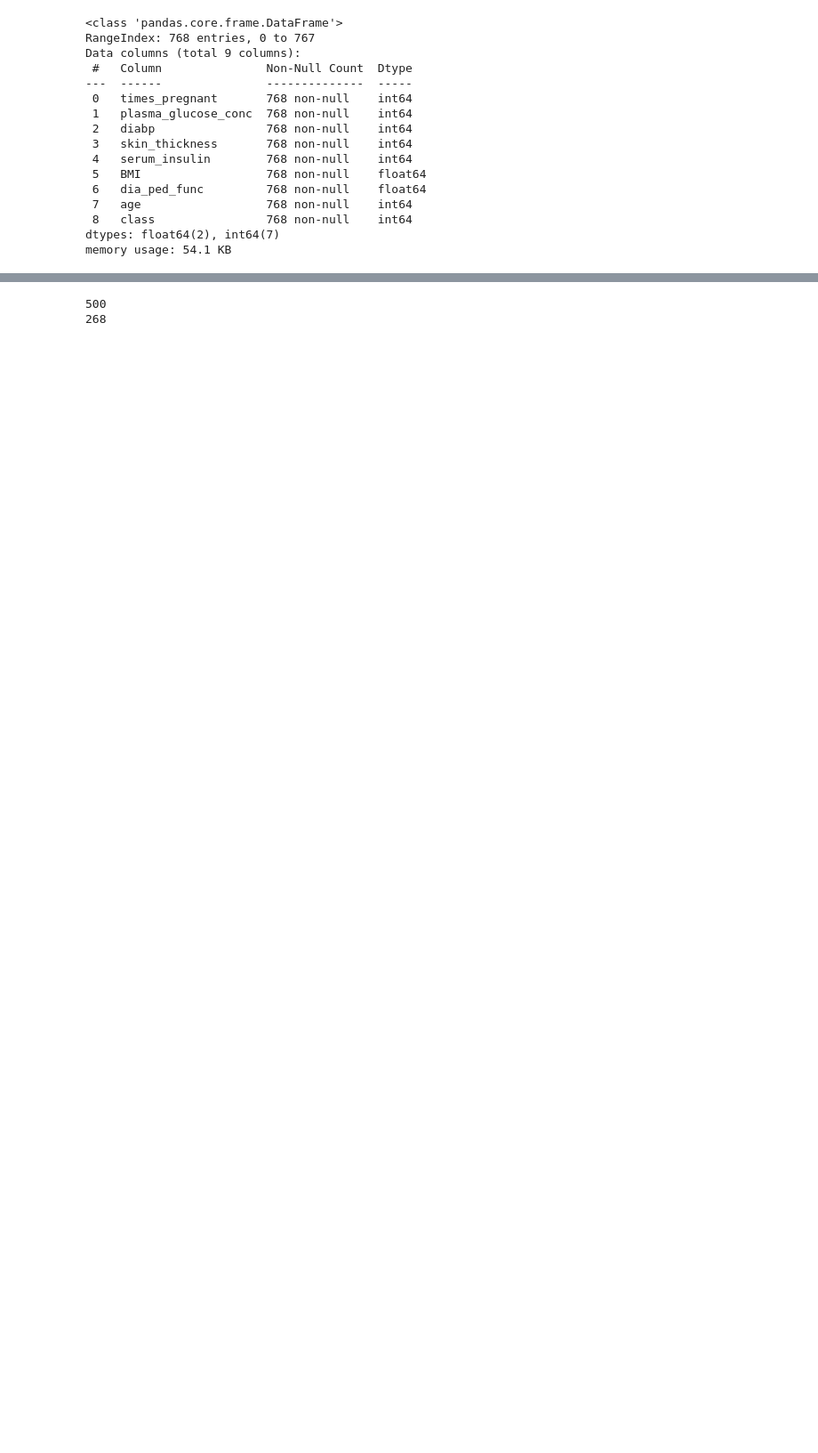
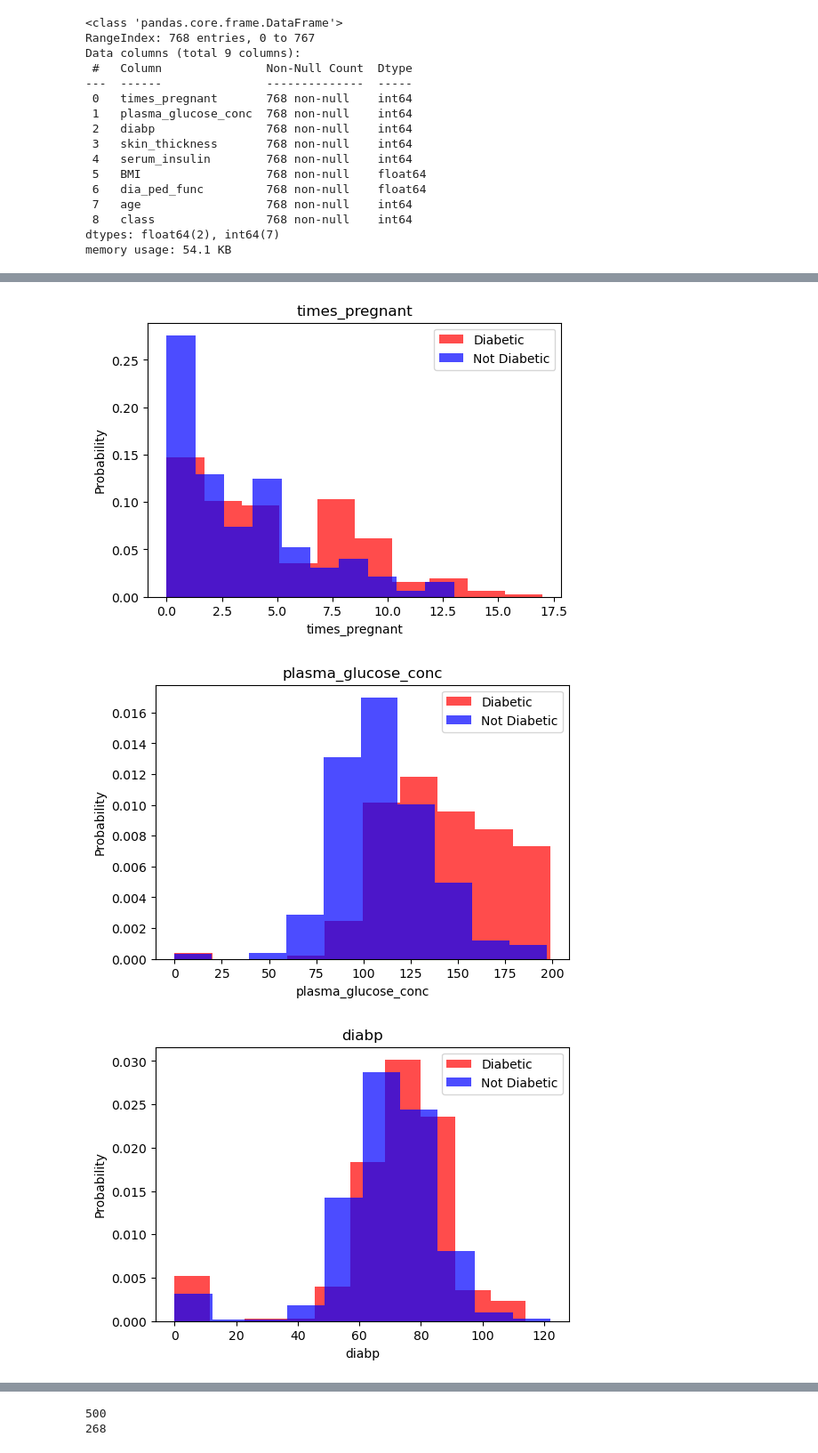
Before and after one commit to saifxyzyz/diabetes-prediction-model, a Jupyter notebook: main.ipynb, the cells around one changed output, grey strips where cells are left out. Shown at 89% size. Saved outputs shown, nothing was run; the diff lists cells and outputs as text; code cells hidden in the pictures; blank space fills up the shorter version.

```diff
--- a/main.ipynb
+++ b/main.ipynb
@@ -65,0 +36,6 @@ def scale_dataset(dataframe, oversample=False):
+# %%
+plot_histograms(df, cols[:-1])
+# %% [output]
+[figure, added]
+[figure, added]
+[figure, added]
```
Also changed, not shown: parts of 15 cells of this notebook, 1 other file.
